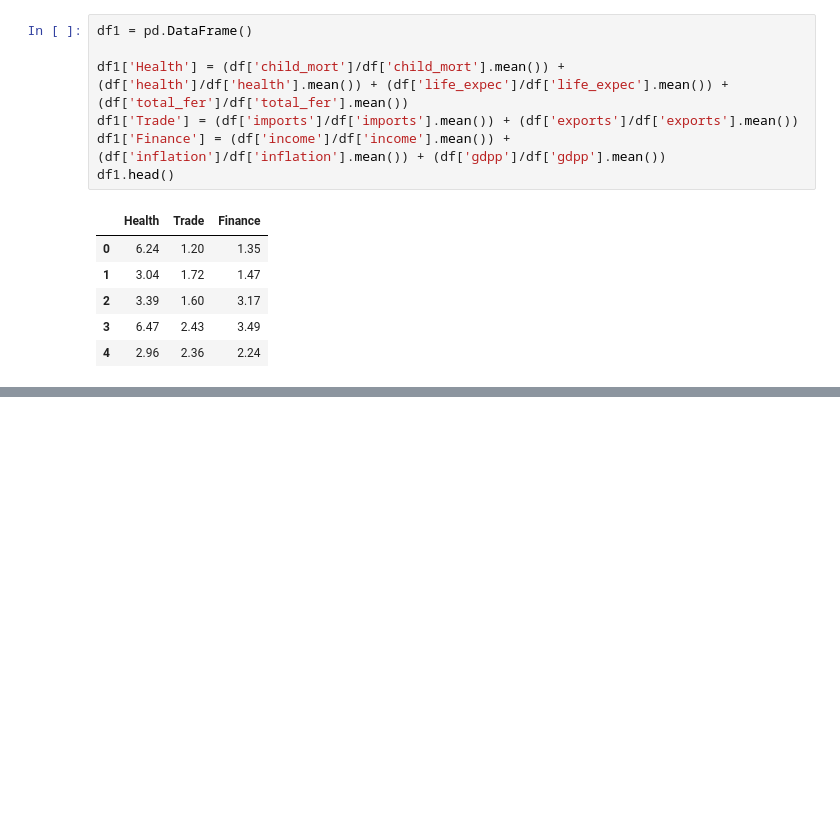
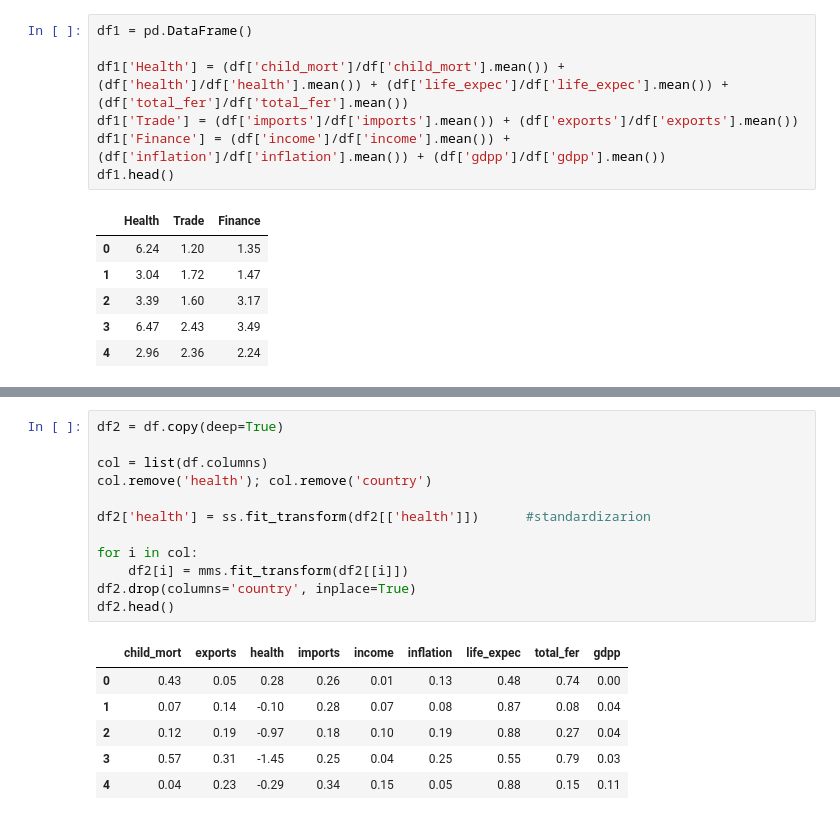
Before and after one commit to rizz045/Country-Data-Exploration-and-Preediction--Unsupervised-learning-, a Jupyter notebook: Country_Data_Exploration_and_Prediction.ipynb, the cells around one changed output, grey strips where cells are left out. Cells and saved outputs as stored; diff of their text form; blank space fills up the shorter version.

```diff
--- a/Country_Data_Exploration_and_Prediction.ipynb
+++ b/Country_Data_Exploration_and_Prediction.ipynb
@@ -510,0 +525,19 @@ from sklearn
+# %%
+df2 = df.copy(deep=True)
+
+col = list(df.columns)
+col.remove('health'); col.remove('country')
+
+df2['health'] = ss.fit_transform(df2[['health']])      #standardizarion
+
+for i in col:
+    df2[i] = mms.fit_transform(df2[[i]])
+df2.drop(columns='country', inplace=True)
+df2.head()
+# %% [output]
+|  | child_mort | exports | health | imports | income | inflation | life_expec | total_fer | gdpp |
+| 0 | 0.43 | 0.05 | 0.28 | 0.26 | 0.01 | 0.13 | 0.48 | 0.74 | 0.00 |
+| 1 | 0.07 | 0.14 | -0.10 | 0.28 | 0.07 | 0.08 | 0.87 | 0.08 | 0.04 |
+| 2 | 0.12 | 0.19 | -0.97 | 0.18 | 0.10 | 0.19 | 0.88 | 0.27 | 0.04 |
+| 3 | 0.57 | 0.31 | -1.45 | 0.25 | 0.04 | 0.25 | 0.55 | 0.79 | 0.03 |
+| 4 | 0.04 | 0.23 | -0.29 | 0.34 | 0.15 | 0.05 | 0.88 | 0.15 | 0.11 |
```
Also changed, not shown: parts of 5 cells of this notebook.
